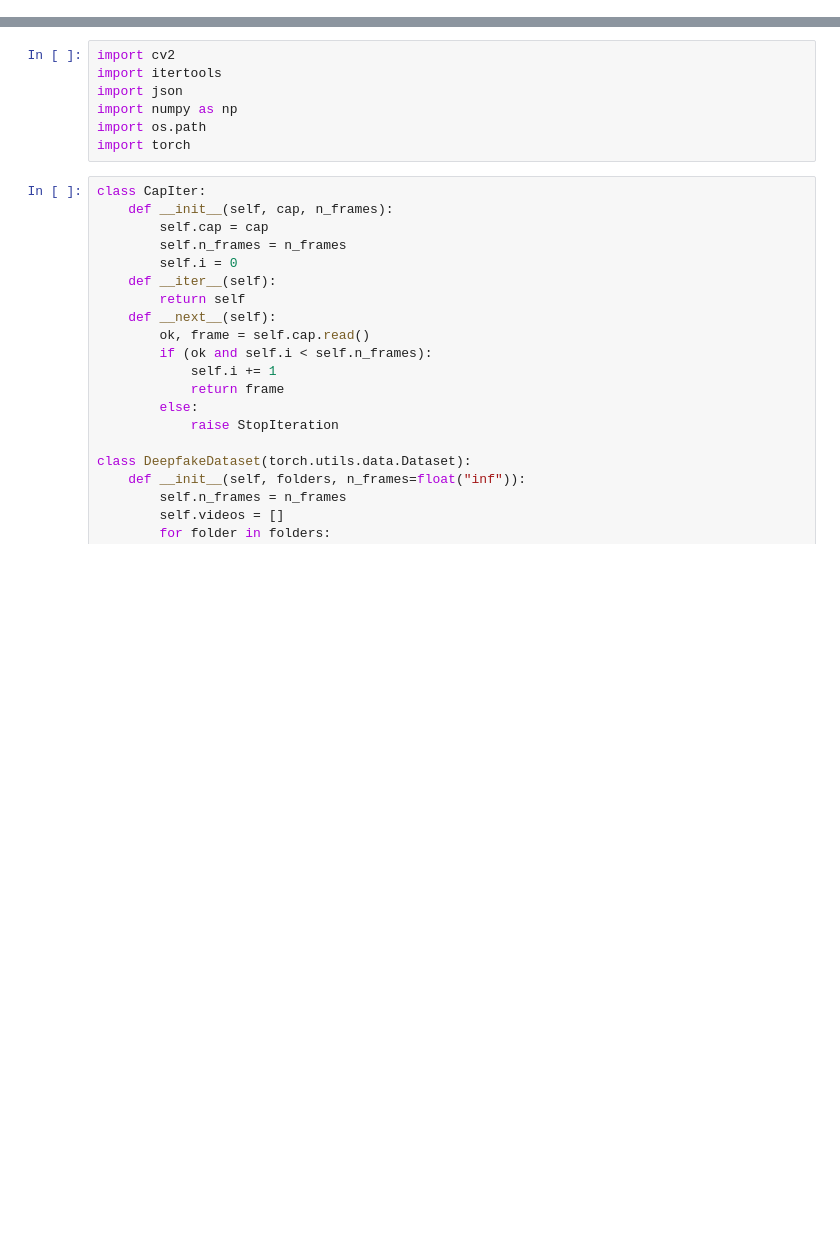
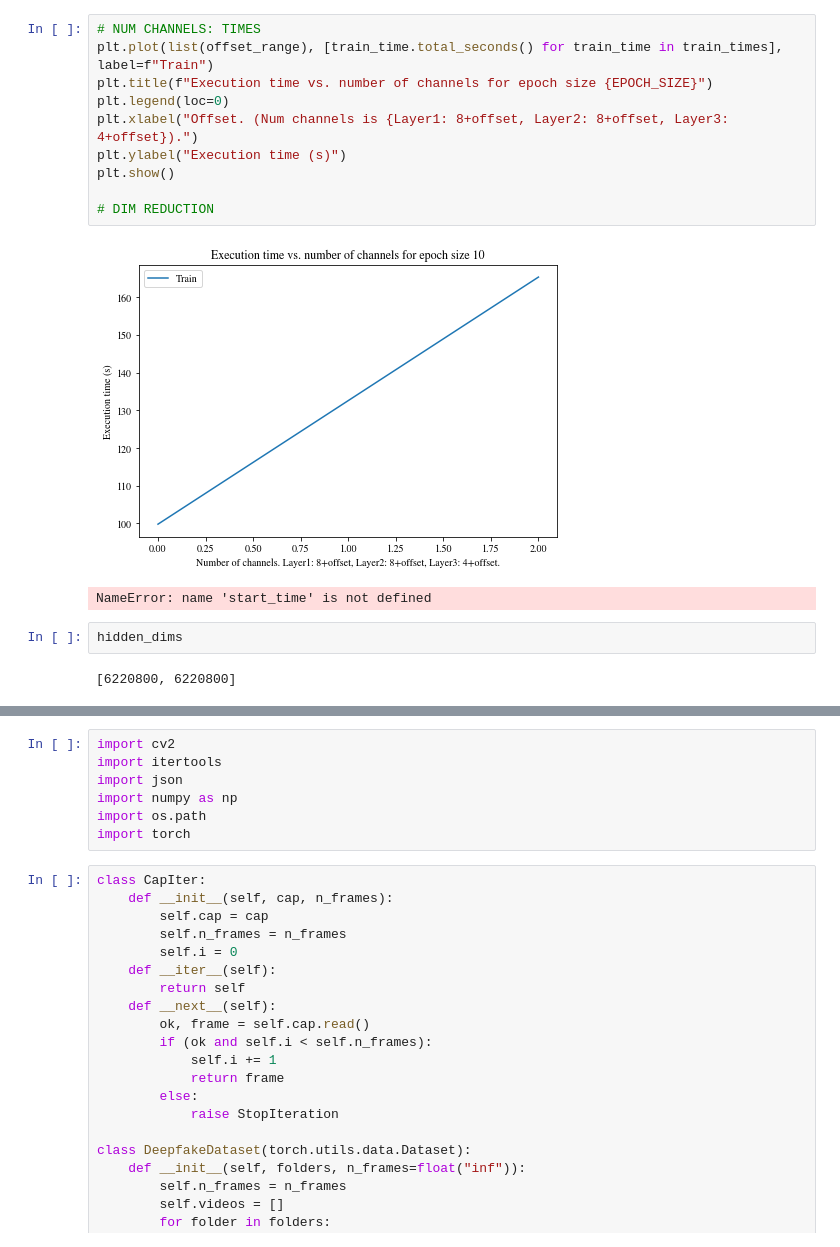
Before and after one commit to johnchrishays/deepfake, a Jupyter notebook: autoencoder_experiments.ipynb, the cells around one changed output, grey strips where cells are left out. Saved outputs shown, nothing was run; the diff lists cells and outputs as text; blank space fills up the shorter version.

```diff
--- a/autoencoder_experiments.ipynb
+++ b/autoencoder_experiments.ipynb
@@ -7,0 +100,17 @@ from models import Autoencoder
+# %%
+# NUM CHANNELS: TIMES
+plt.plot(list(offset_range), [train_time.total_seconds() for train_time in train_times], label=f"Train")
+plt.title(f"Execution time vs. number of channels for epoch size {EPOCH_SIZE}")
+plt.legend(loc=0)
+plt.xlabel("Offset. (Num channels is {Layer1: 8+offset, Layer2: 8+offset, Layer3: 4+offset}).")
+plt.ylabel("Execution time (s)")
+plt.show()
+
+# DIM REDUCTION
+# %% [output]
+[figure, added]
+NameError: name 'start_time' is not defined
+# %%
+hidden_dims
+# %% [output]
+[6220800, 6220800]
```
Also changed, not shown: parts of 10 cells of this notebook, 3 other files.
